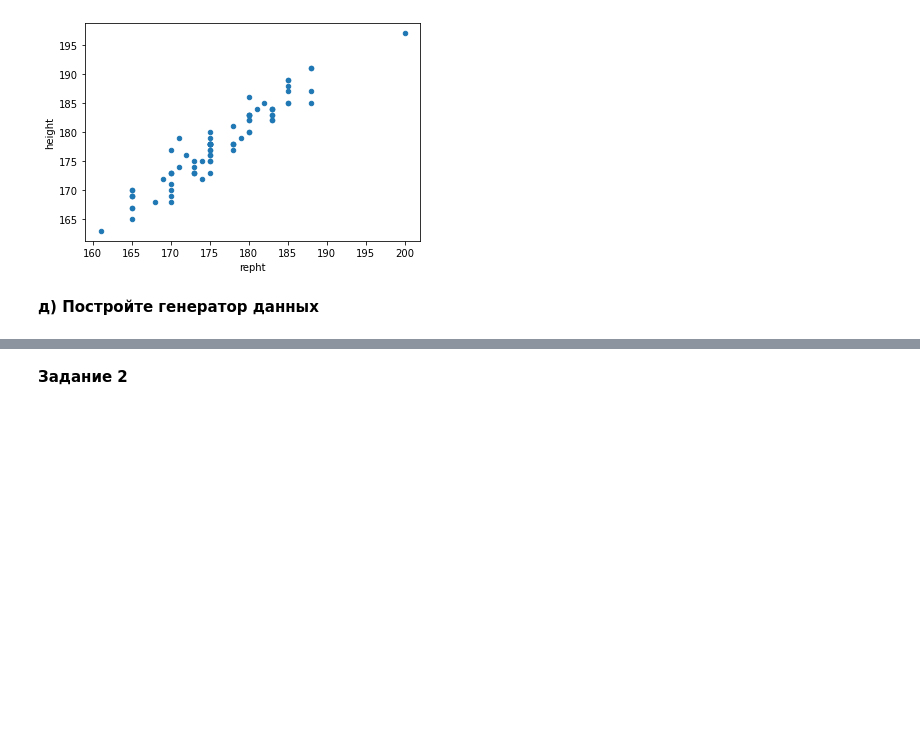
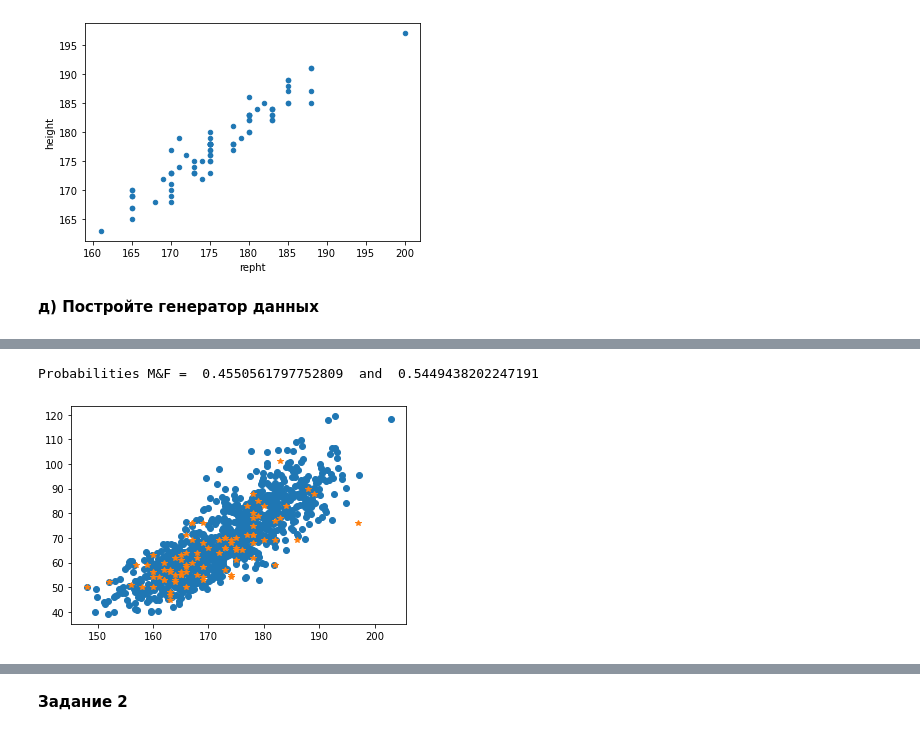
Before and after one commit to lizakorsaK/ML_l2_p1, a Jupyter notebook: l2_ch1.ipynb, the cells around one changed output, grey strips where cells are left out. Cells and saved outputs as stored; diff of their text form; code cells hidden in the pictures; blank space fills up the shorter version.

```diff
--- a/l2_ch1.ipynb
+++ b/l2_ch1.ipynb
@@ -197,0 +184,15 @@ result1[:5],result2[:5]
+# %%
+def generate_points(params, num_points):
+    x = []
+    y = []
+    for item in probabilities:
+        if item == 'M':
+            mean = params[0][0]
+            cov = params[1][0]
+        else:
+            mean = params[0][1]
+            cov = params[1][1]
+        point = np.random.multivariate_normal(mean, cov, 1).T
+        x.append(point[0])
+        y.append(point[1])
+    return x,y
@@ -197,0 +231,20 @@ result1[:5],result2[:5]
+# %%
+gender = ["M","F"]
+train,test = train_test_split(df,test_size=0.5,random_state=25)
+params = fit(train)
+# %%
+num_points = 1000
+# %%
+prob_woman = len(df.loc[df['sex'] == 'F'])/len(df['sex'])
+probabilities = np.random.choice(gender, num_points, p = [prob_woman,1-prob_woman])
+print("Probabilities M&F = ",1 - prob_woman," and ",prob_woman)
+# %% [output]
+Probabilities M&F =  0.4550561797752809  and  0.5449438202247191
+# %%
+points = generate_points(params,num_points)
+
+plt.plot(points[0],points[1],'o')
+plt.plot(test.height,test.weight,'*')
+plt.show()
+# %% [output]
+[figure, added]
```
Also changed, not shown: parts of 11 cells of this notebook.
